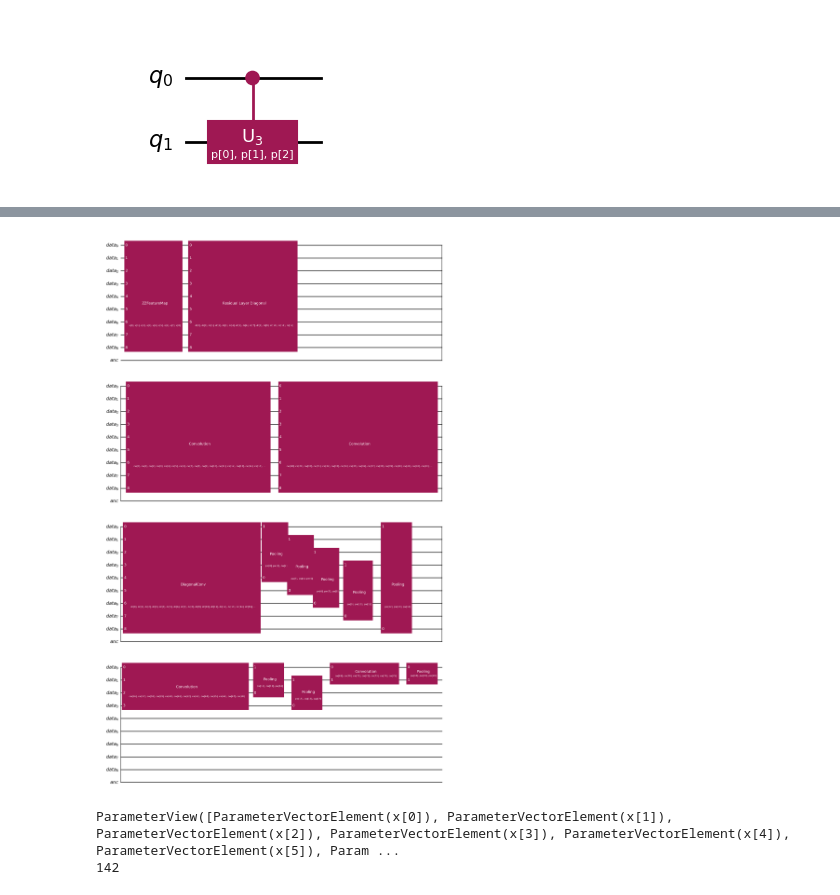
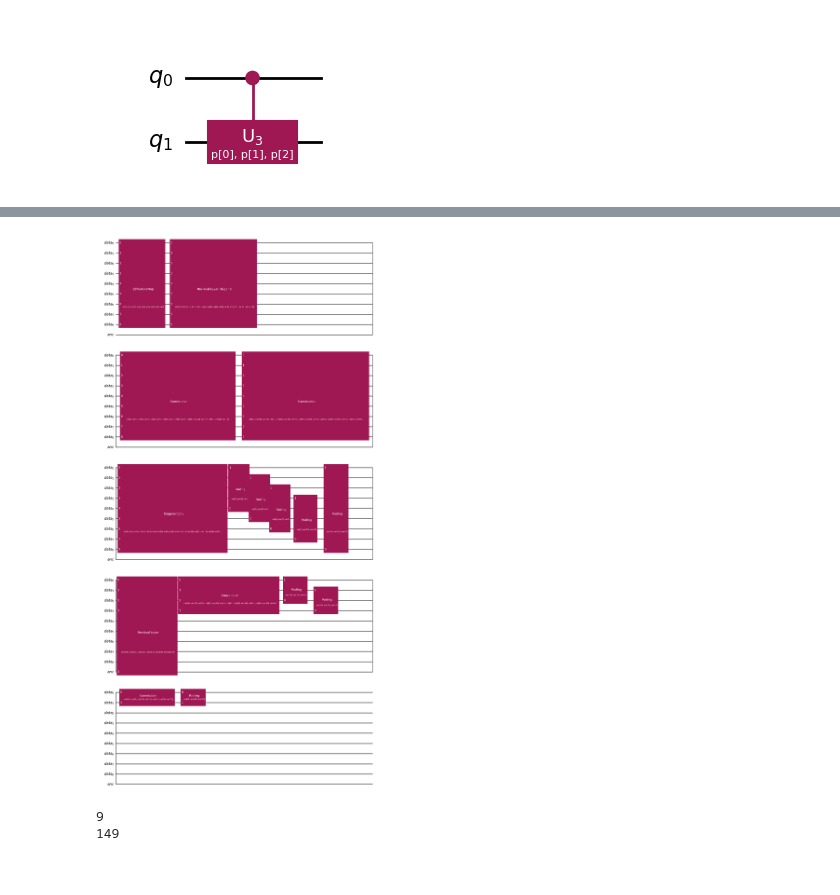
Before and after one commit to f361015/Quantum-CNN-TicTacToe, a Jupyter notebook: Residual QCNN/qcnn_residual.ipynb, the cells around one changed output, grey strips where cells are left out. Saved outputs shown, nothing was run; the diff lists cells and outputs as text; code cells hidden in the pictures.

```diff
--- a/Residual QCNN/qcnn_residual.ipynb
+++ b/Residual QCNN/qcnn_residual.ipynb
@@ -95,10 +95,9 @@ qc.draw("mpl")
 # %% [output]
 [figure]
 # %%
-# Alternating feature map with R2 and Ry
-def alternating_encoding_with_r2(n_qubits, ancilla, param_vec, l_param):
+def alternating_encoding_with_diagonal_residual(n_qubits, param_vec, l_param):
     data = QuantumRegister(n_qubits, 'data')
-    qc = QuantumCircuit(data, ancilla, name = "Residual Layer")
+    qc = QuantumCircuit(data, name="Residual Layer Diagonal")
 
     # Define L gate: U(x) = Ry(x)
     l_circuit = QuantumCircuit(1)
@@ -107,11 +106,16 @@ def alternating_encoding_with_r2(n_qubits, ancilla, param_vec, l_param):
 
     p_idx = 0
 
+    # Define diagonal pairs for a 3x3 grid
+    diagonal_pairs = [(0, 4), (4, 8), (2, 4), (6,4)]
+
     for i in range(n_qubits):
-        if i % 2 == 0:
-            # Apply R2 block
+        if any(i == pair[0] for pair in diagonal_pairs):
+            # Find pair
+            pair = next(p for p in diagonal_pairs if p[0] == i)
+            # Apply R2 block between data[i] and data[j]
             r2 = residual_block_r2(l_gate, param_vec, p_idx)
-            qc.append(r2, [ancilla[0], data[i]])
+            qc.append(r2, [data[pair[0]], data[pair[1]]])
             p_idx += 2
         else:
             # Apply simple Ry
@@ -121,9 +125,8 @@ def alternating_encoding_with_r2(n_qubits, ancilla, param_vec, l_param):
     return qc
 
 # Example usage
-ancilla = QuantumRegister(1, 'anc')
-params = ParameterVector("x", 20)
+params = ParameterVector("x", 13)
 l_params = ParameterVector("l", 1)
-circ = alternating_encoding_with_r2(9, ancilla, params, l_params)
+circ = alternating_encoding_with_diagonal_residual(9, params, l_params)
 circ.draw("mpl")
 # %% [output]
@@ -281,39 +293,43 @@ def build_qcnn():
     for i, (ctrl, tgt) in enumerate(pool_pairs):
         idx = i * 3
         pool = pooling_layer(0, 1, pool_weights[idx:idx+3])
         qc.append(pool.to_instruction(), [data[ctrl], data[tgt]])
 
+    res_params = ParameterVector("alpha", 6)
+    l_param = ParameterVector("l", 1)
+    res_layer = alternating_encoding_with_r2(4, ancilla, res_params, l_param)
+    qc.append(res_layer.to_instruction(), data[:4] + ancilla[:])
 
     # Layer 3 - Convolution (4 qubits)
     conv3 = conv_layer(list(range(4)), conv_weights, 56)
     qc.append(conv3.to_instruction(), data[0:4])
 
     # Layer 4 - Pooling (4 -> 2)
     pool2_pairs = [(2, 0), (3, 1)]
     for i, (ctrl, tgt) in enumerate(pool2_pairs):
         idx = 12 + i * 3
         pool = pooling_layer(0, 1, pool_weights[idx:idx+3])
         qc.append(pool.to_instruction(), [data[ctrl], data[tgt]])
 
     # Layer 5 - Convolution (2 qubits)
     conv4 = conv_layer(list(range(2)), conv_weights, 69)
     qc.append(conv4.to_instruction(), data[0:2])
 
     # Layer 6 - Pooling (2 -> 1)
     pool3 = pooling_layer(1, 0, pool_weights[18:21])
     qc.append(pool3.to_instruction(), [data[0], data[1]])
-    full_weight_params =  list(conv_weights) + list(pool_weights) + list(dconv_weights) + list(dres_weights) + list(dl_param)
+    full_weight_params = list(res_params) + list(l_param) + list(conv_weights) + list(pool_weights) + list(dconv_weights) + list(dres_weights) + list(dl_param)
 
     return qc, input_params, full_weight_params
 
 qcnn_circuit, input_params, weight_params = build_qcnn()
 qcnn_circuit.draw("mpl")
 # %% [output]
-[figure, old version]
+[figure, new version]
 # %%
-print((input_params))
+print(len(input_params))
 print(len(weight_params))
 # %% [output]
-ParameterView([ParameterVectorElement(x[0]), ParameterVectorElement(x[1]), ParameterVectorElement(x[2]), ParameterVectorElement(x[3]), ParameterVectorElement(x[4]), ParameterVectorElement(x[5]), Param ...
-142
+9
+149
 # %%
```
Also changed, not shown: parts of 14 cells of this notebook, 1 other file.
